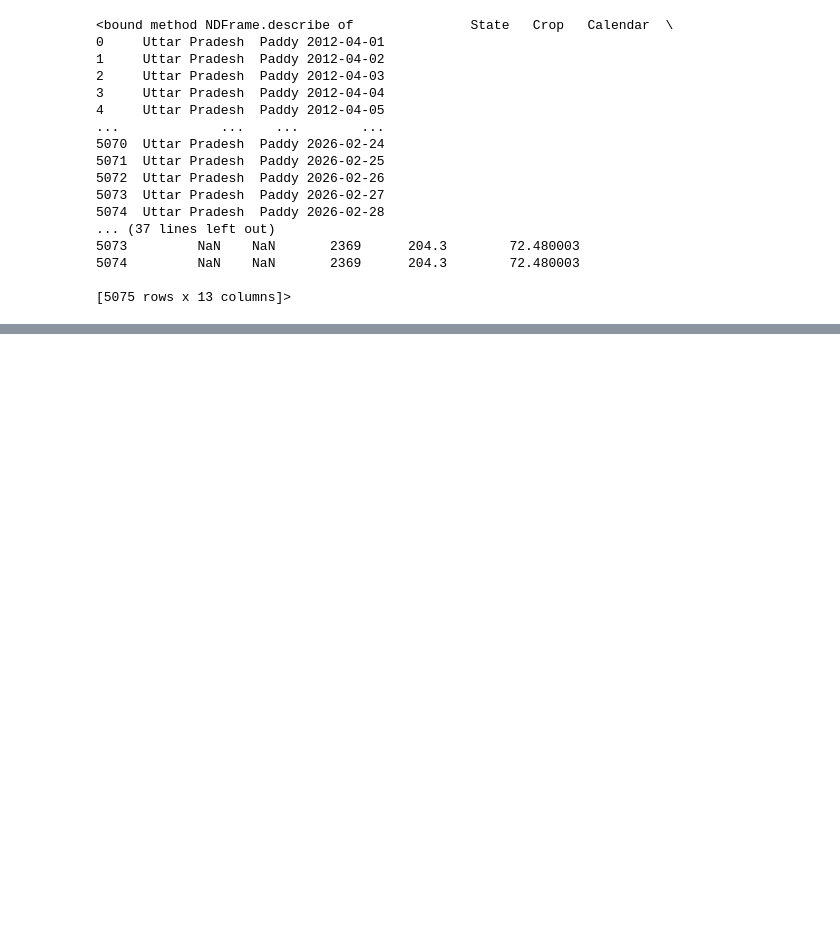
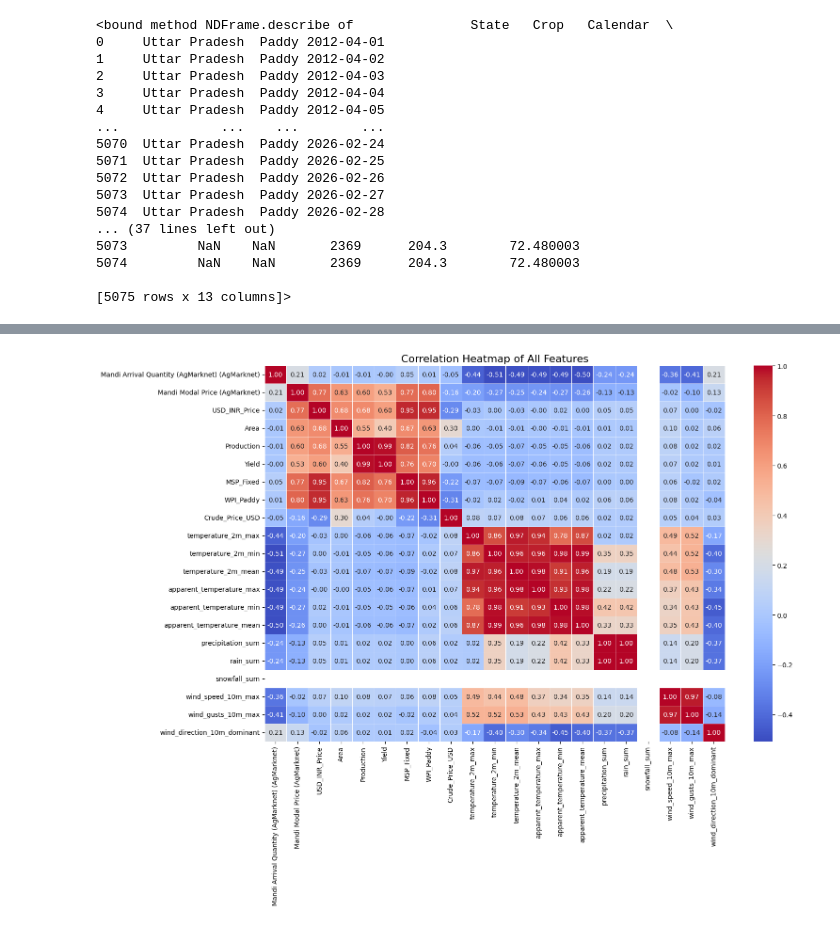
Before and after one commit to Arshixs/BTP, a Jupyter notebook: Untitled.ipynb, the cells around one changed output, grey strips where cells are left out. Drawn from its saved outputs; the diff is of its cells as text; code cells hidden in the pictures; blank space fills up the shorter version.

Commit message:
Integrated weather data

```diff
--- a/Untitled.ipynb
+++ b/Untitled.ipynb
@@ -545,0 +647,91 @@ df_final_model.describe
+# %%
+import pandas as pd
+import matplotlib.pyplot as plt
+import seaborn as sns
+
+# ==========================================
+# 1. Configuration
+# ==========================================
+# Load your combined dataset
+df = pd.read_csv('final_combined_dataset.csv')
+
+# Define your target variable (Price)
+# Based on your image, 'Mandi Modal Price (AgMarknet)' represents the market price.
+target_col = 'Mandi Modal Price (AgMarknet)'
+
+# ==========================================
+# 2. Prepare the Data
+# ==========================================
+# Select only numerical columns for correlation calculation
+# This ignores text columns like 'State', 'Crop', and 'Calendar'
+numeric_df = df.select_dtypes(include=['float64', 'int64'])
+
+# Drop rows with missing values to ensure clean plots (optional but recommended)
+numeric_df = numeric_df.dropna()
+
+# ==========================================
+# 3. Plot 1: Correlation Heatmap
+# ==========================================
+plt.figure(figsize=(16, 12))
+correlation_matrix = numeric_df.corr()
+
+# Create a heatmap
+sns.heatmap(
+    correlation_matrix,
+    annot=True,        # Show the correlation numbers
+    fmt=".2f",         # Round to 2 decimal places
+    cmap="coolwarm",   # Blue means negative correlation, Red means positive
+    linewidths=0.5
+)
+plt.title("Correlation Heatmap of All Features", fontsize=16)
+plt.tight_layout()
+plt.show()
+
+# ==========================================
+# 4. Plot 2: Scatter Plots of Top Features
+# ==========================================
+# Get the absolute correlation values with the target column
+correlations_with_target = correlation_matrix[target_col].drop(target_col)
+
+# Sort them to find the top 6 most influential features (positive or negative)
+top_features = correlations_with_target.abs().sort_values(ascending=False).head(6).index.tolist()
+
+print(f"\nTop 6 features influencing '{target_col}':")
+for feature in top_features:
+    print(f"- {feature} (Correlation: {correlations_with_target[feature]:.2f})")
+
+# Set up a grid for the scatter plots (2 rows, 3 columns)
+fig, axes = plt.subplots(2, 3, figsize=(18, 10))
+fig.suptitle(f'Impact of Top 6 Features on {target_col}', fontsize=16)
+
+axes = axes.flatten()
+
+# Plot each of the top features against the price
+for i, feature in enumerate(top_features):
+    sns.scatterplot(
+        data=numeric_df,
+        x=feature,
+        y=target_col,
+        ax=axes[i],
+        alpha=0.6,
+        color='teal'
+    )
+
+    # Add a trendline to make the relationship clearer
+    sns.regplot(
+        data=numeric_df,
+        x=feature,
+        y=target_col,
+        ax=axes[i],
+        scatter=False,
+        color='darkred'
+    )
+
+    axes[i].set_title(f'{feature} vs Price')
+    axes[i].set_xlabel(feature)
+    axes[i].set_ylabel("Price")
+
+plt.tight_layout()
+plt.show()
+# %% [output]
+[figure, added]
```
Also changed, not shown: parts of 6 cells of this notebook, 8 other files.
